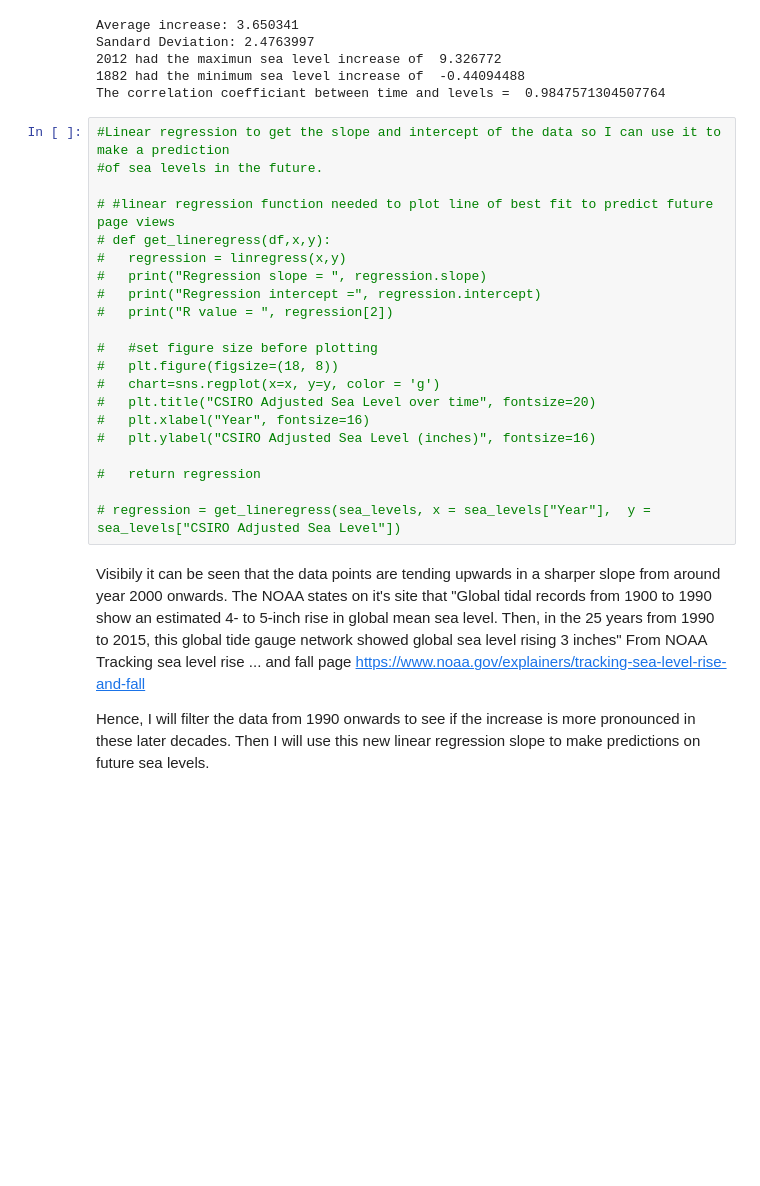
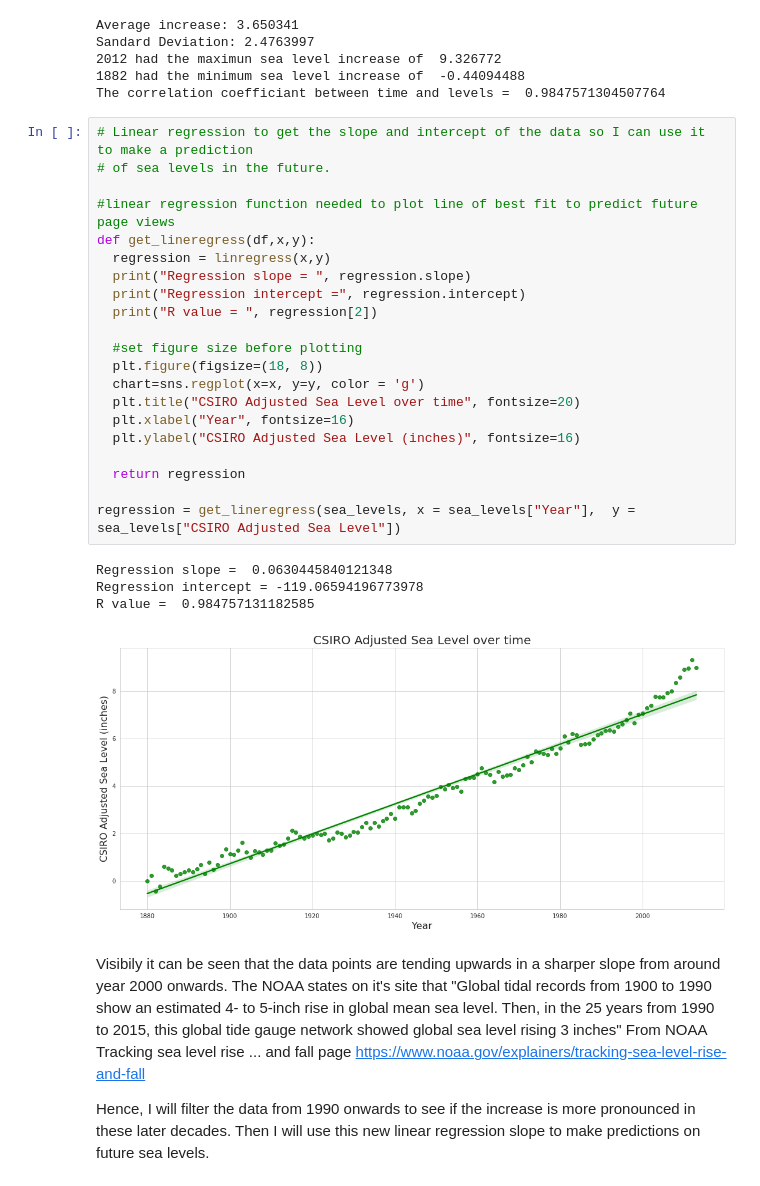
Before and after one commit to bjentwistle/PythonFundamentals, a Jupyter notebook: Projects/Final_Sea_Level_Project.ipynb, the cells around one changed output. Saved outputs shown, nothing was run; the diff lists cells and outputs as text; blank space fills up the shorter version.

```diff
--- a/Projects/Final_Sea_Level_Project.ipynb
+++ b/Projects/Final_Sea_Level_Project.ipynb
@@ -112,26 +112,31 @@ Sandard Deviation: 2.4763997
 1882 had the minimum sea level increase of  -0.44094488
 The correlation coefficiant between time and levels =  0.9847571304507764
 # %%
-#Linear regression to get the slope and intercept of the data so I can use it to make a prediction
-#of sea levels in the future.
+# Linear regression to get the slope and intercept of the data so I can use it to make a prediction
+# of sea levels in the future.
 
-# #linear regression function needed to plot line of best fit to predict future page views
-# def get_lineregress(df,x,y):
-#   regression = linregress(x,y)
-#   print("Regression slope = ", regression.slope)
-#   print("Regression intercept =", regression.intercept)
-#   print("R value = ", regression[2])
+#linear regression function needed to plot line of best fit to predict future page views
+def get_lineregress(df,x,y):
+  regression = linregress(x,y)
+  print("Regression slope = ", regression.slope)
+  print("Regression intercept =", regression.intercept)
+  print("R value = ", regression[2])
 
-#   #set figure size before plotting
-#   plt.figure(figsize=(18, 8))
-#   chart=sns.regplot(x=x, y=y, color = 'g')
-#   plt.title("CSIRO Adjusted Sea Level over time", fontsize=20)
-#   plt.xlabel("Year", fontsize=16)
-#   plt.ylabel("CSIRO Adjusted Sea Level (inches)", fontsize=16)
+  #set figure size before plotting
+  plt.figure(figsize=(18, 8))
+  chart=sns.regplot(x=x, y=y, color = 'g')
+  plt.title("CSIRO Adjusted Sea Level over time", fontsize=20)
+  plt.xlabel("Year", fontsize=16)
+  plt.ylabel("CSIRO Adjusted Sea Level (inches)", fontsize=16)
 
-#   return regression
+  return regression
 
-# regression = get_lineregress(sea_levels, x = sea_levels["Year"],  y = sea_levels["CSIRO Adjusted Sea Level"])
+regression = get_lineregress(sea_levels, x = sea_levels["Year"],  y = sea_levels["CSIRO Adjusted Sea Level"])
+# %% [output]
+Regression slope =  0.0630445840121348
+Regression intercept = -119.06594196773978
+R value =  0.984757131182585
+[figure, added]
 # %% [markdown]
 Visibily it can be seen that the data points are tending upwards in a sharper slope from around year 2000 onwards. The NOAA states on it's site that "Global tidal records from 1900 to 1990 show an estimated  4- to 5-inch rise in global mean sea level. Then, in the 25 years from 1990 to 2015, this global tide gauge network showed global sea level rising 3 inches" From NOAA Tracking sea level rise ... and fall page https://www.noaa.gov/explainers/tracking-sea-level-rise-and-fall
 
```
Also changed, not shown: parts of 3 cells of this notebook.
